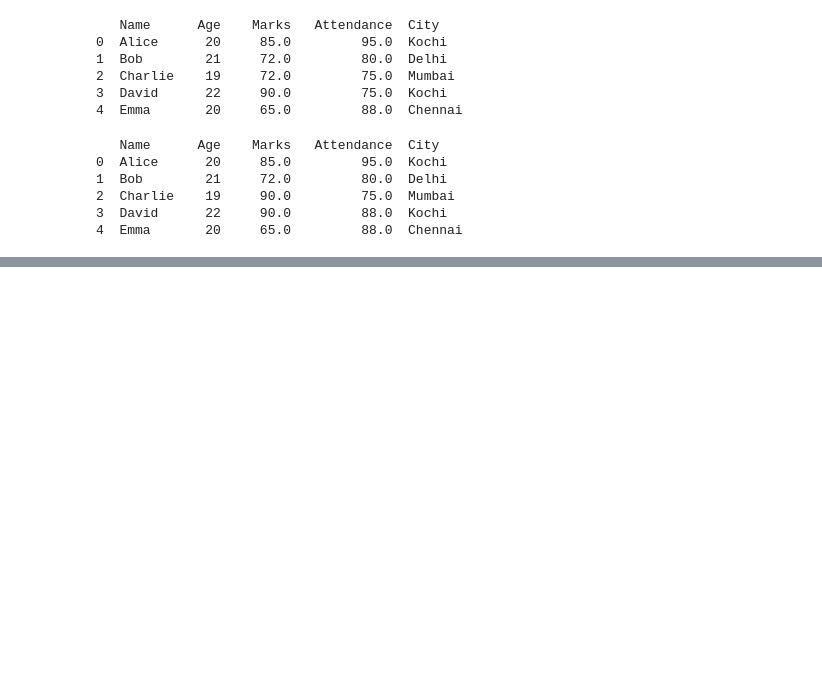
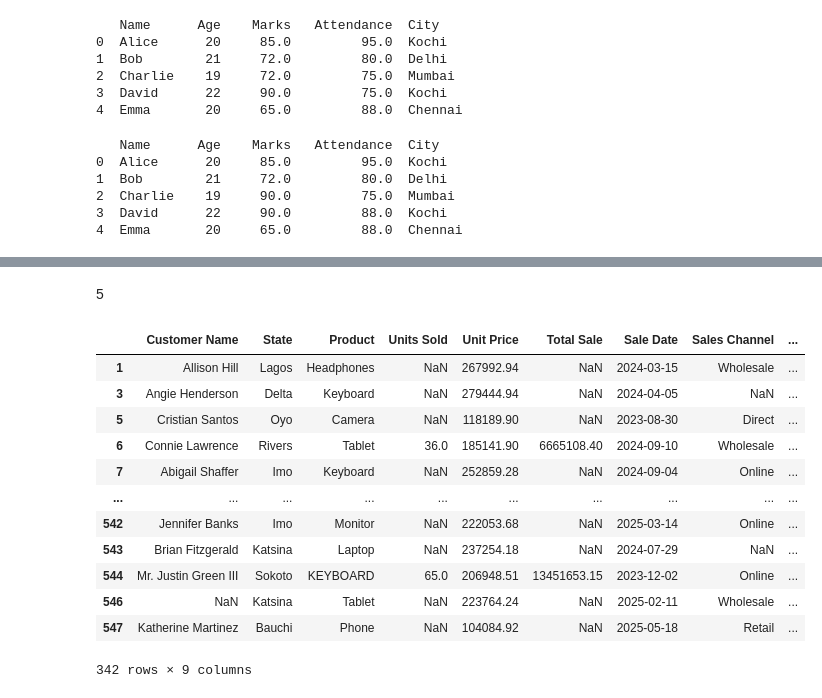
Before and after one commit to KrithikaMJ/PANDAS, a Jupyter notebook: Datascience.ipynb, the cells around one changed output, grey strips where cells are left out. Saved outputs shown, nothing was run; the diff lists cells and outputs as text; code cells hidden in the pictures; blank space fills up the shorter version.

```diff
--- a/Datascience.ipynb
+++ b/Datascience.ipynb
@@ -407,0 +485,18 @@ df
+# %% [markdown]
+5
+# %%
+(df[df["Unit Price"]>100000])
+# %% [output]
+|  | Customer Name | State | Product | Units Sold | Unit Price | Total Sale | Sale Date | Sales Channel | ... |
+| 1 | Allison Hill | Lagos | Headphones | NaN | 267992.94 | NaN | 2024-03-15 | Wholesale | ... |
+| 3 | Angie Henderson | Delta | Keyboard | NaN | 279444.94 | NaN | 2024-04-05 | NaN | ... |
+| 5 | Cristian Santos | Oyo | Camera | NaN | 118189.90 | NaN | 2023-08-30 | Direct | ... |
+| 6 | Connie Lawrence | Rivers | Tablet | 36.0 | 185141.90 | 6665108.40 | 2024-09-10 | Wholesale | ... |
+| 7 | Abigail Shaffer | Imo | Keyboard | NaN | 252859.28 | NaN | 2024-09-04 | Online | ... |
+| ... | ... | ... | ... | ... | ... | ... | ... | ... | ... |
+| 542 | Jennifer Banks | Imo | Monitor | NaN | 222053.68 | NaN | 2025-03-14 | Online | ... |
+| 543 | Brian Fitzgerald | Katsina | Laptop | NaN | 237254.18 | NaN | 2024-07-29 | NaN | ... |
+| 544 | Mr. Justin Green III | Sokoto | KEYBOARD | 65.0 | 206948.51 | 13451653.15 | 2023-12-02 | Online | ... |
+| 546 | NaN | Katsina | Tablet | NaN | 223764.24 | NaN | 2025-02-11 | Wholesale | ... |
+| 547 | Katherine Martinez | Bauchi | Phone | NaN | 104084.92 | NaN | 2025-05-18 | Retail | ... |
+342 rows × 9 columns
```
Also changed, not shown: parts of 21 cells of this notebook.
